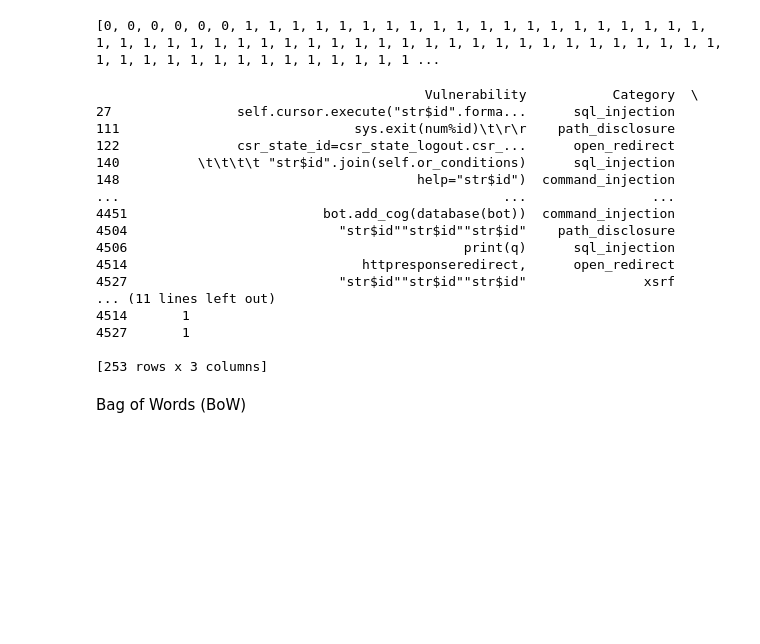
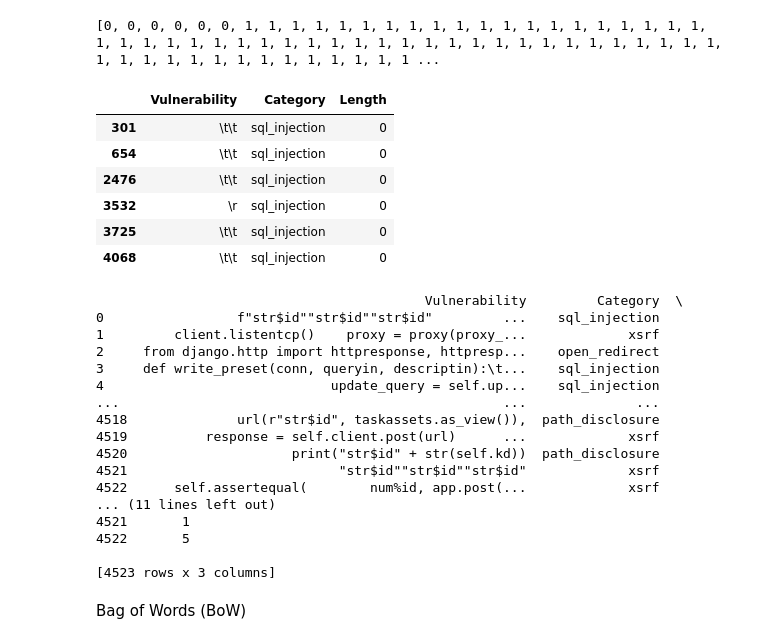
Before and after one commit to iliaskaloup/vuln_classification, a Jupyter notebook: preprocessing.ipynb, the cells around one changed output. Cells and saved outputs as stored; diff of their text form; code cells hidden in the pictures; blank space fills up the shorter version.

```diff
--- a/preprocessing.ipynb
+++ b/preprocessing.ipynb
@@ -159,32 +160,41 @@ len_sorted = sorted(lengths)
 print(len_sorted)
 # %% [output]
 [0, 0, 0, 0, 0, 0, 1, 1, 1, 1, 1, 1, 1, 1, 1, 1, 1, 1, 1, 1, 1, 1, 1, 1, 1, 1, 1, 1, 1, 1, 1, 1, 1, 1, 1, 1, 1, 1, 1, 1, 1, 1, 1, 1, 1, 1, 1, 1, 1, 1, 1, 1, 1, 1, 1, 1, 1, 1, 1, 1, 1, 1, 1, 1, 1, 1, 1 ...
-# %%
-filtered_df = data[data["Length"] == max(lengths) | (data["Length"] == 0)]
-print(filtered_df)
-
-data = data.drop(filtered_df.index)
-
-
-# Reset index
-data = data.reset_index(drop=True)
-# %% [output]
-                                          Vulnerability           Category  \
-27                self.cursor.execute("str$id".forma...      sql_injection
-111                              sys.exit(num%id)\t\r\r    path_disclosure
-122               csr_state_id=csr_state_logout.csr_...      open_redirect
-140          \t\t\t\t "str$id".join(self.or_conditions)      sql_injection
-148                                      help="str$id")  command_injection
-...                                                 ...                ...
-4451                         bot.add_cog(database(bot))  command_injection
-4504                           "str$id""str$id""str$id"    path_disclosure
-4506                                           print(q)      sql_injection
-4514                              httpresponseredirect,      open_redirect
-4527                           "str$id""str$id""str$id"               xsrf
-... (11 lines left out)
-4514       1
-4527       1
-
-[253 rows x 3 columns]
+# %%
+data[data["Length"] == 0]
+# %% [output]
+|  | Vulnerability | Category | Length |
+| 301 | \t\t | sql_injection | 0 |
+| 654 | \t\t | sql_injection | 0 |
+| 2476 | \t\t | sql_injection | 0 |
+| 3532 | \r | sql_injection | 0 |
+| 3725 | \t\t | sql_injection | 0 |
+| 4068 | \t\t | sql_injection | 0 |
+# %%
+# Drop rows with Length equal to zero or equal to the maximum value
+dataset = data[(data['Length'] != 0) & (data['Length'] != max(lengths))]
+
+# Reset index
+dataset = dataset.reset_index(drop=True)
+
+print(dataset)
+# %% [output]
+                                          Vulnerability         Category  \
+0                 f"str$id""str$id""str$id"         ...    sql_injection
+1         client.listentcp()    proxy = proxy(proxy_...             xsrf
+2     from django.http import httpresponse, httpresp...    open_redirect
+3     def write_preset(conn, queryin, descriptin):\t...    sql_injection
+4                             update_query = self.up...    sql_injection
+...                                                 ...              ...
+4518              url(r"str$id", taskassets.as_view()),  path_disclosure
+4519          response = self.client.post(url)      ...             xsrf
+4520                     print("str$id" + str(self.kd))  path_disclosure
+4521                           "str$id""str$id""str$id"             xsrf
+4522      self.assertequal(        num%id, app.post(...             xsrf
+... (11 lines left out)
+4521       1
+4522       5
+
+[4523 rows x 3 columns]
 # %% [markdown]
 Bag of Words (BoW)
```
Also changed, not shown: parts of 10 cells of this notebook, 3 other files.
